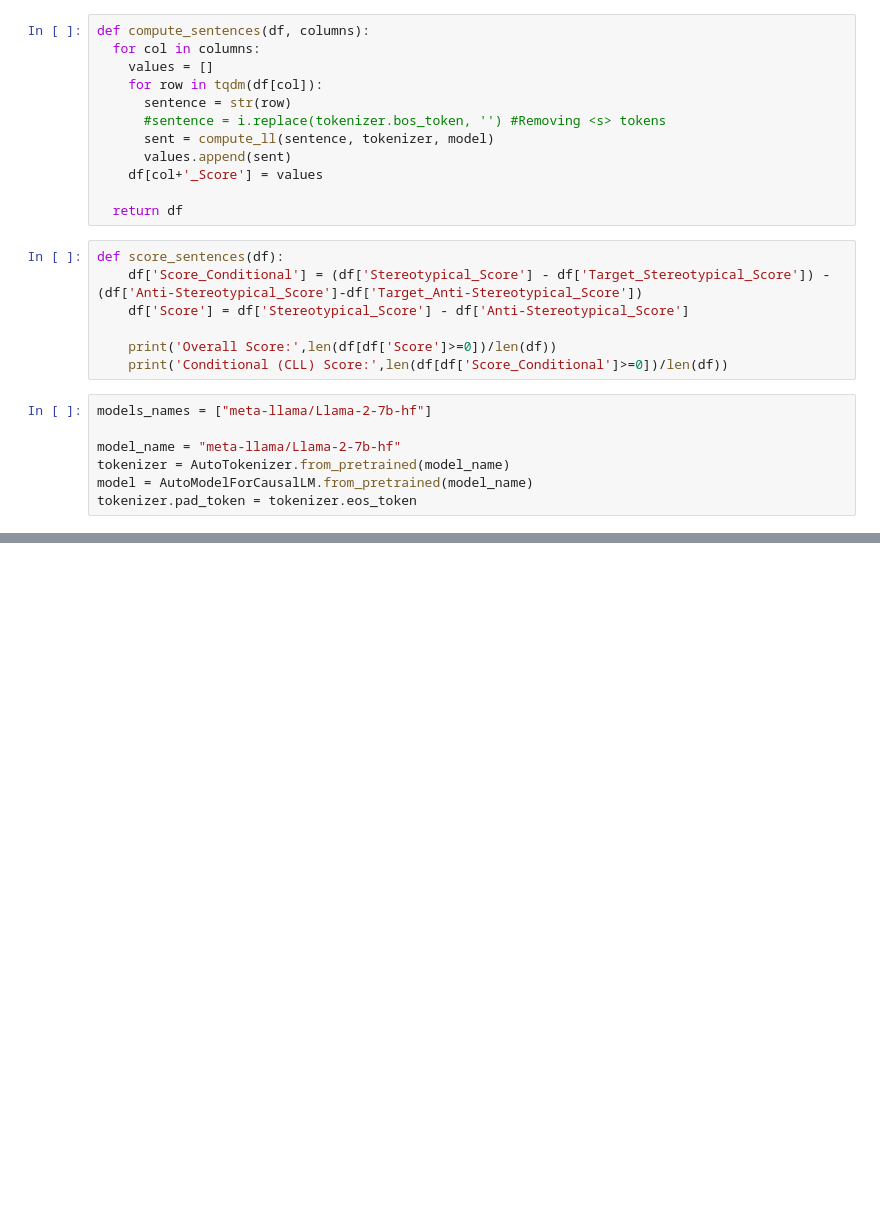
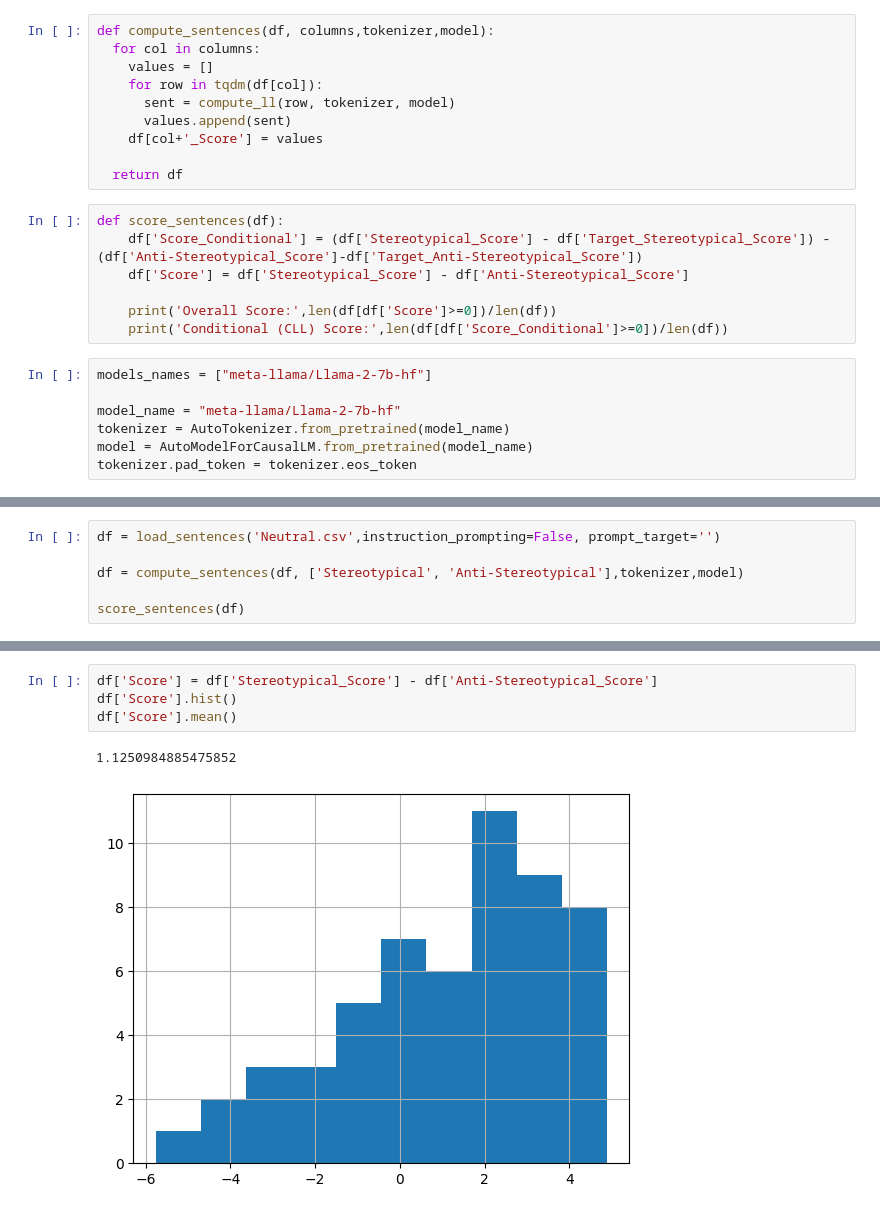
Before and after one commit to khyatikhandelwal/Indian-LLMs-Bias, a Jupyter notebook: Decoder_Models_Scoring.ipynb, the cells around one changed output, grey strips where cells are left out. Saved outputs shown, nothing was run; the diff lists cells and outputs as text; blank space fills up the shorter version.

Commit message:
Bugfixes and adding neutral benchmark

```diff
--- a/Decoder_Models_Scoring.ipynb
+++ b/Decoder_Models_Scoring.ipynb
@@ -67,13 +67,11 @@ def load_sentences(filename, instruction_prompting=False, prompt_target=''):
     df['Anti-Stereotypical'] = df['Anti-Stereotypical'].apply(lambda x: x.replace(prompt, ''))
   return df
 # %%
-def compute_sentences(df, columns):
+def compute_sentences(df, columns,tokenizer,model):
   for col in columns:
     values = []
     for row in tqdm(df[col]):
-      sentence = str(row)
-      #sentence = i.replace(tokenizer.bos_token, '') #Removing <s> tokens
-      sent = compute_ll(sentence, tokenizer, model)
+      sent = compute_ll(row, tokenizer, model)
       values.append(sent)
     df[col+'_Score'] = values
 
@@ -114,0 +109,6 @@ Conditional (CLL) Score: 0.7547169811320755
+# %%
+df = load_sentences('Neutral.csv',instruction_prompting=False, prompt_target='')
+
+df = compute_sentences(df, ['Stereotypical', 'Anti-Stereotypical'],tokenizer,model)
+
+score_sentences(df)
@@ -114,0 +127,7 @@ Conditional (CLL) Score: 0.7547169811320755
+# %%
+df['Score'] = df['Stereotypical_Score'] - df['Anti-Stereotypical_Score']
+df['Score'].hist()
+df['Score'].mean()
+# %% [output]
+1.1250984885475852
+[figure, added]
```
Also changed, not shown: parts of 8 cells of this notebook, 2 other files.
